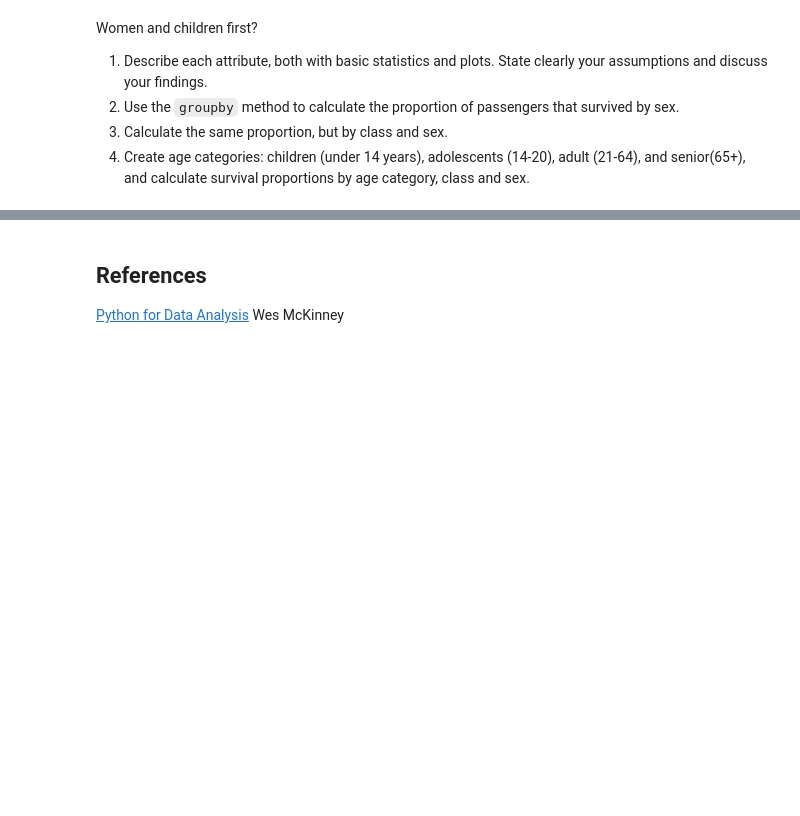
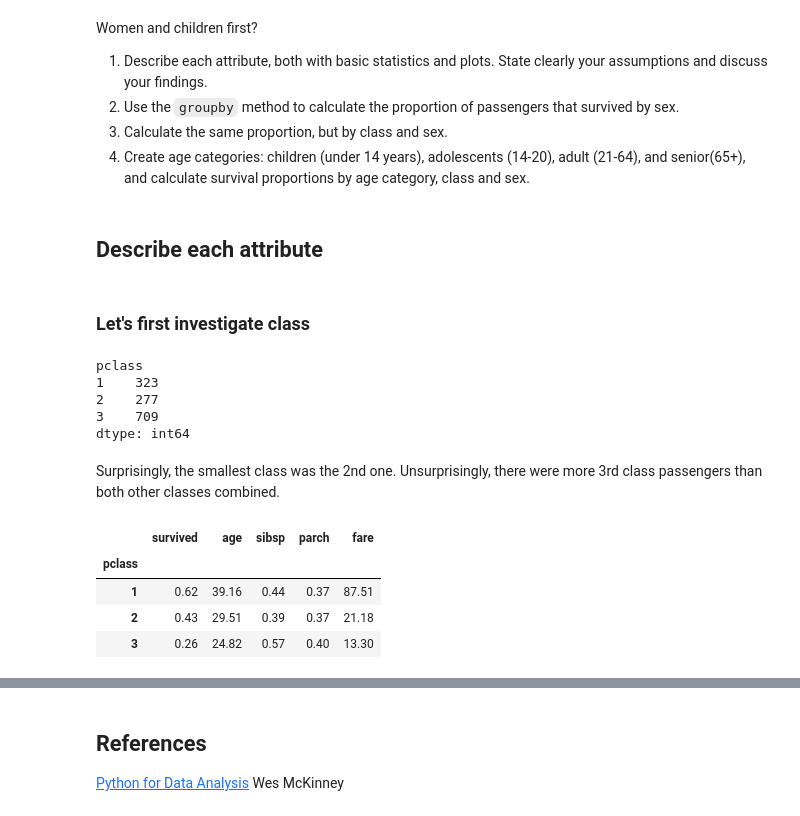
Before and after one commit to SolalPirelli/ADA2016, a Jupyter notebook: 01 - Pandas and Data Wrangling/Data Wrangling with Pandas.ipynb, the cells around one changed output, grey strips where cells are left out. Cells and saved outputs as stored; diff of their text form; code cells hidden in the pictures; blank space fills up the shorter version.

```diff
--- a/01 - Pandas and Data Wrangling/Data Wrangling with Pandas.ipynb
+++ b/01 - Pandas and Data Wrangling/Data Wrangling with Pandas.ipynb
@@ -965,0 +1669,22 @@ Women and children first?
+# %% [markdown]
+## Describe each attribute
+# %% [markdown]
+### Let's first investigate class
+# %%
+titanic.groupby('pclass')['name'].size()
+# %% [output]
+pclass
+1    323
+2    277
+3    709
+dtype: int64
+# %% [markdown]
+Surprisingly, the smallest class was the 2nd one. Unsurprisingly, there were more 3rd class passengers than both other classes combined.
+# %%
+titanic.groupby('pclass').agg(np.mean).round(2)[['survived', 'age', 'sibsp', 'parch', 'fare']]
+# %% [output]
+|  | survived | age | sibsp | parch | fare |
+| pclass |  |  |  |  |  |
+| 1 | 0.62 | 39.16 | 0.44 | 0.37 | 87.51 |
+| 2 | 0.43 | 29.51 | 0.39 | 0.37 | 21.18 |
+| 3 | 0.26 | 24.82 | 0.57 | 0.40 | 13.30 |
```
Also changed, not shown: parts of 84 cells of this notebook.
